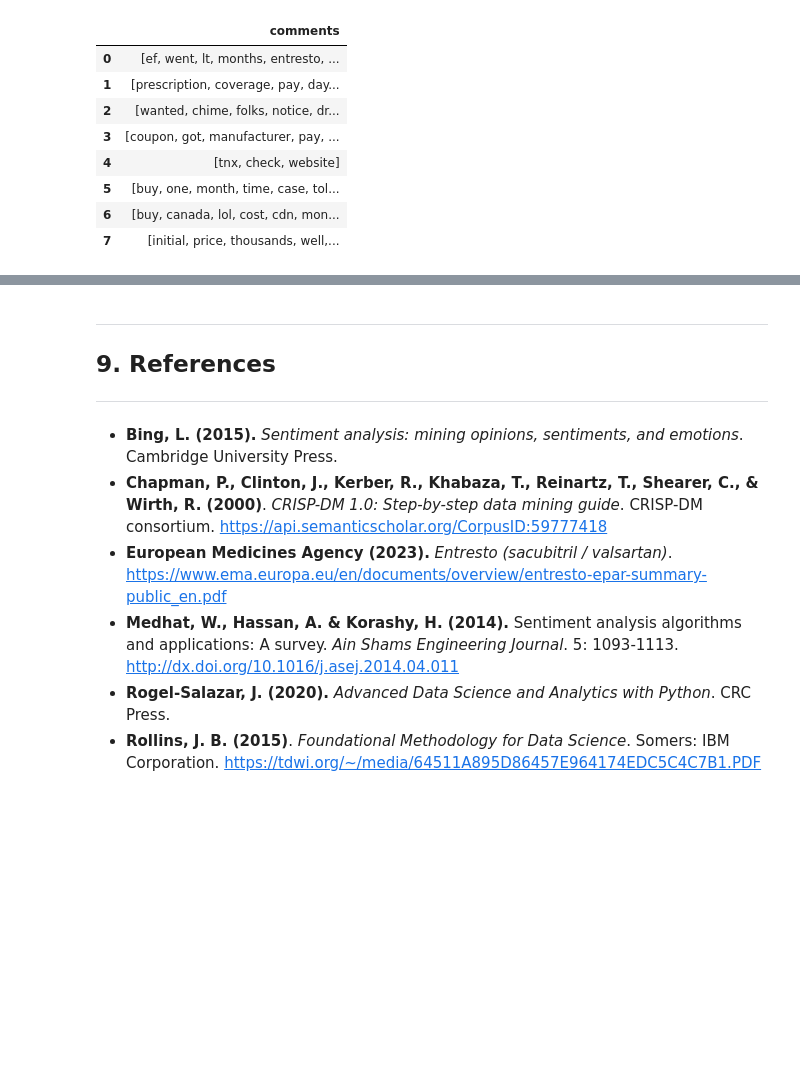
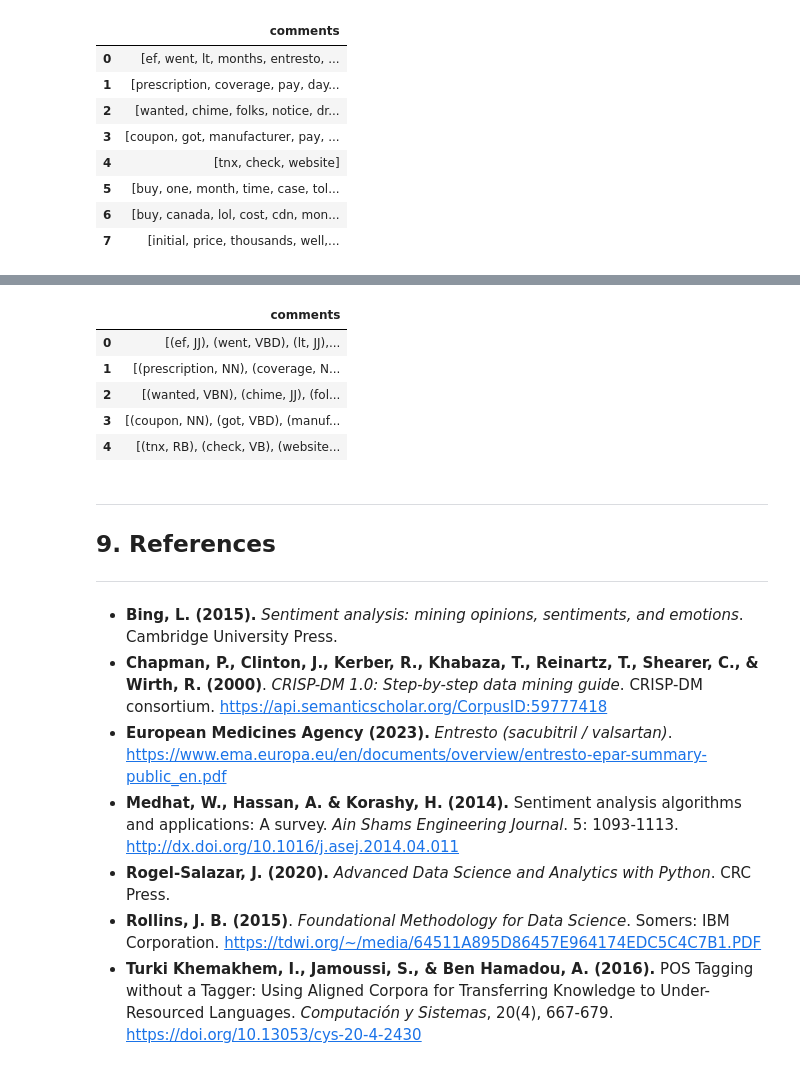
Before and after one commit to DanielEduardoLopez/SentimentAnalysisEntresto, a Jupyter notebook: notebooks/SentimentAnalysisEntresto.ipynb, the cells around one changed output, grey strips where cells are left out. Drawn from its saved outputs; the diff is of its cells as text; code cells hidden in the pictures; blank space fills up the shorter version.

Commit message:
Added POS Tagging

```diff
--- a/notebooks/SentimentAnalysisEntresto.ipynb
+++ b/notebooks/SentimentAnalysisEntresto.ipynb
@@ -396,3 +405,13 @@ df.head(8)
+# %%
+df.comments = df.comments.apply(nltk.pos_tag)
+df.head()
+# %% [output]
+|  | comments |
+| 0 | [(ef, JJ), (went, VBD), (lt, JJ),... |
+| 1 | [(prescription, NN), (coverage, N... |
+| 2 | [(wanted, VBN), (chime, JJ), (fol... |
+| 3 | [(coupon, NN), (got, VBD), (manuf... |
+| 4 | [(tnx, RB), (check, VB), (website... |
 # %% [markdown]
 <a class="anchor" id="references"></a>
 ___
@@ -406,3 +425,4 @@ ___
 A survey. *Ain Shams Engineering Journal*. 5: 1093-1113. http://dx.doi.org/10.1016/j.asej.2014.04.011
 * <a class="anchor" id="rogel"></a>**Rogel-Salazar, J. (2020).** *Advanced Data Science and Analytics with Python*. CRC Press.
 * <a class="anchor" id="rollins"></a> **Rollins, J. B. (2015)**. *Foundational Methodology for Data Science*. Somers: IBM Corporation. https://tdwi.org/~/media/64511A895D86457E964174EDC5C4C7B1.PDF
+* <a class="anchor" id="turki"></a> **Turki Khemakhem, I., Jamoussi, S., & Ben Hamadou, A. (2016).** POS Tagging without a Tagger: Using Aligned Corpora for Transferring Knowledge to Under-Resourced Languages. *Computación y Sistemas*, 20(4), 667-679. https://doi.org/10.13053/cys-20-4-2430
```
Also changed, not shown: parts of 2 cells of this notebook.
